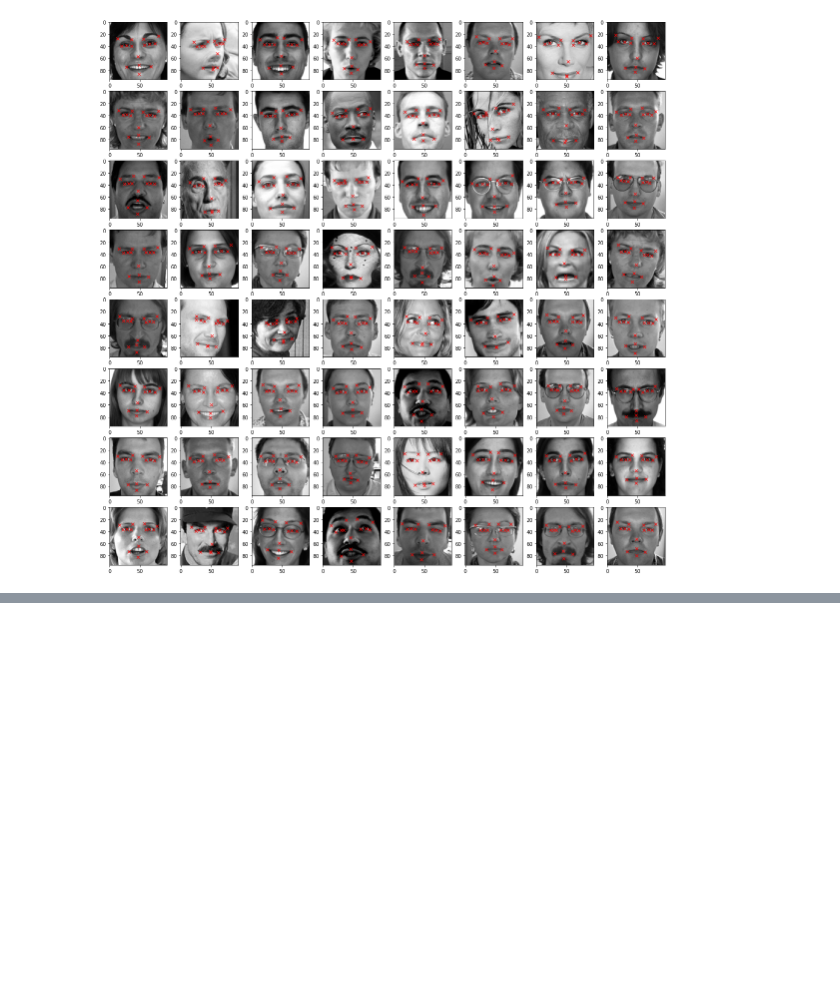
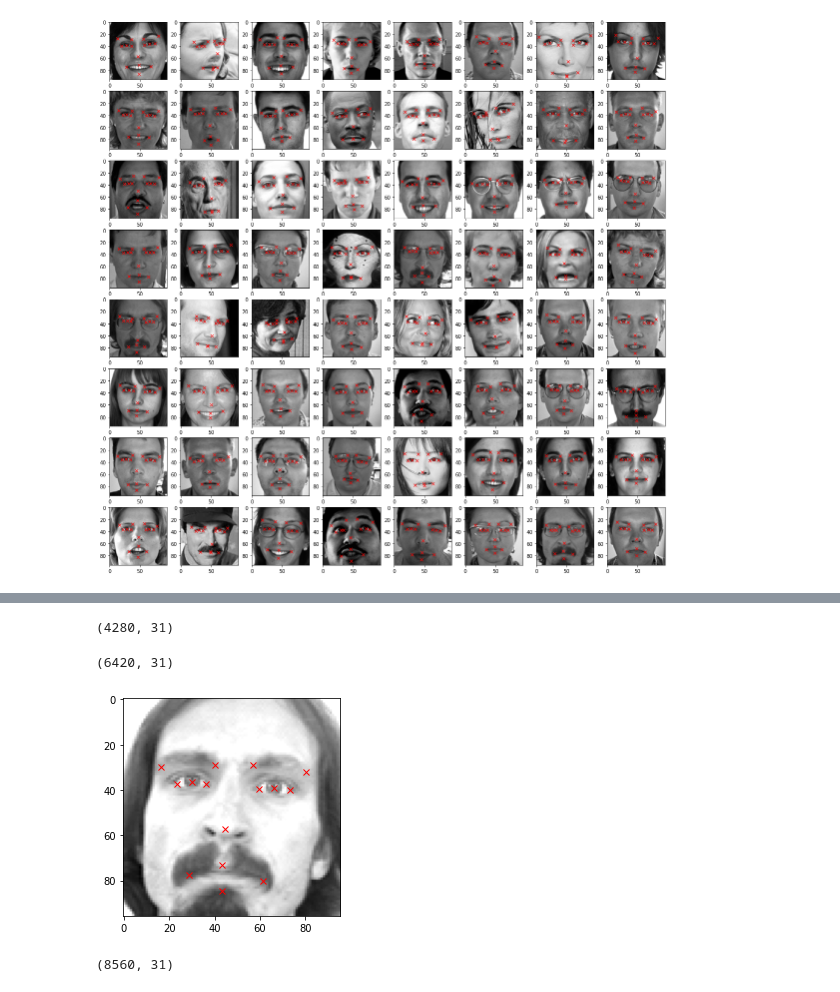
Before and after one commit to ratneshpuri/Artificial-Intelligence, a Jupyter notebook: Emotional_AI/Emotional_AI.ipynb, the cells around one changed output, grey strips where cells are left out. Saved outputs shown, nothing was run; the diff lists cells and outputs as text; code cells hidden in the pictures; blank space fills up the shorter version.

```diff
--- a/Emotional_AI/Emotional_AI.ipynb
+++ b/Emotional_AI/Emotional_AI.ipynb
@@ -129,0 +182,30 @@ for i in range(64):
+# %%
+# Concatenate the original dataframe with the sugmented dataframe
+
+augmented_df=np.concatenate((keyfacial_df,keyfacial_df_copy))
+augmented_df.shape
+# %% [output]
+(4280, 31)
+# %%
+# Randomly increasing the brightness of the image
+
+keyfacial_df_copy=copy.copy(keyfacial_df)
+keyfacial_df_copy['Image']=keyfacial_df_copy['Image'].apply(lambda x: np.clip(np.random.uniform(1.5,2)*x,0.0,255.0))
+augmented_df=np.concatenate((augmented_df,keyfacial_df_copy))
+augmented_df.shape
+# %% [output]
+(6420, 31)
+# %%
+plt.imshow(keyfacial_df_copy['Image'][0],cmap='gray')
+for j in range(1,31,2):
+  plt.plot(keyfacial_df_copy.loc[0][j-1],keyfacial_df_copy.loc[0][j],'rx')
+# %% [output]
+[figure, added]
+# %%
+# Randomly decreasing the brightness of the image
+keyfacial_df_copy=copy.copy(keyfacial_df)
+keyfacial_df_copy['Image']=keyfacial_df_copy['Image'].apply(lambda x: np.clip(np.random.uniform(0.3,0.5)*x,0.0,255.0))
+augmented_df=np.concatenate((augmented_df,keyfacial_df_copy))
+augmented_df.shape
+# %% [output]
+(8560, 31)
```
Also changed, not shown: parts of 19 cells of this notebook.
